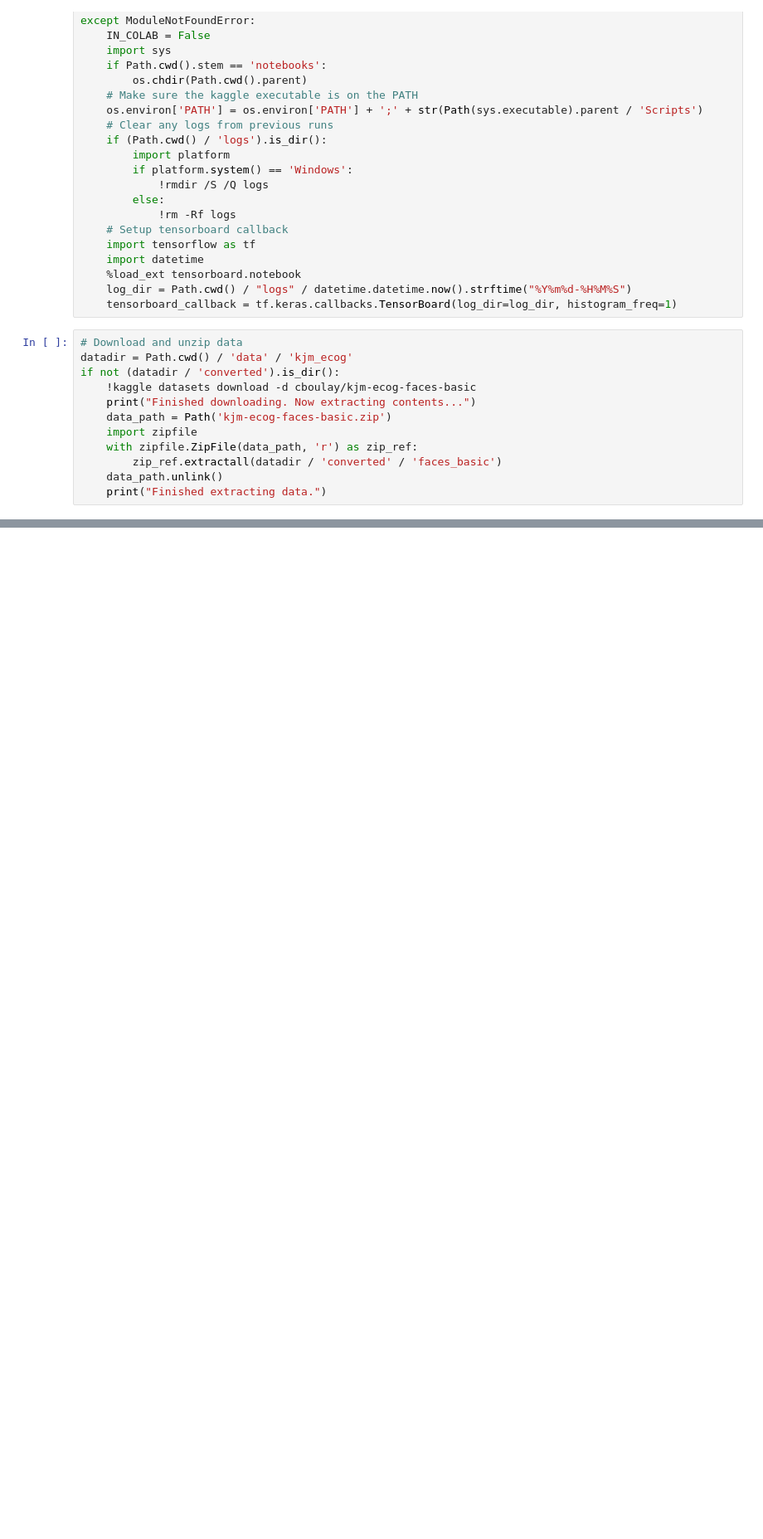
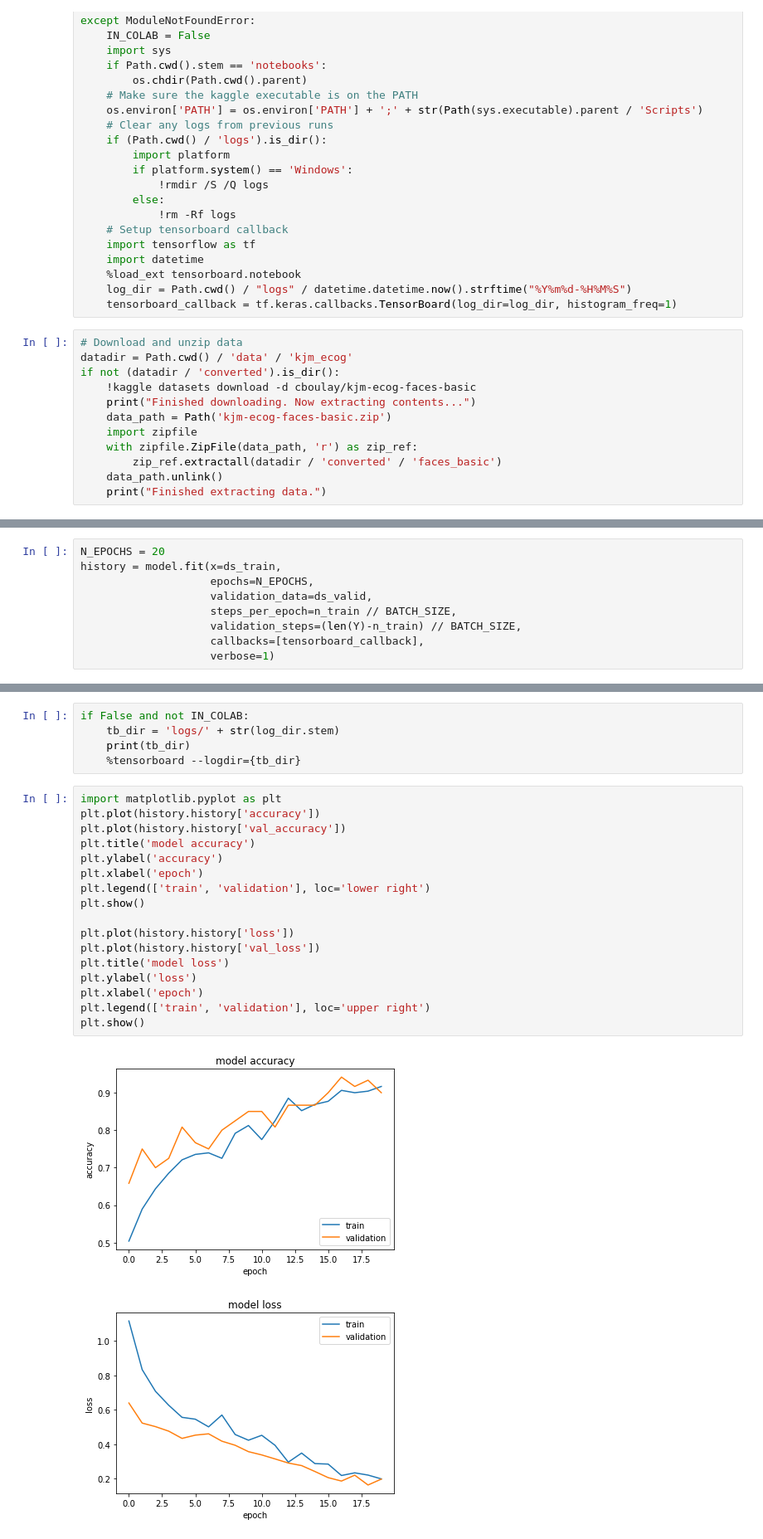
Before and after one commit to SachsLab/IntracranialNeurophysDL, a Jupyter notebook: notebooks/03_02_CNN_faces_houses.ipynb, the cells around one changed output, grey strips where cells are left out. Shown at 83% size. Drawn from its saved outputs; the diff is of its cells as text; blank space fills up the shorter version.

```diff
--- a/notebooks/03_02_CNN_faces_houses.ipynb
+++ b/notebooks/03_02_CNN_faces_houses.ipynb
@@ -128,0 +231,9 @@ Let's start off with a model that someone else developed for similar purposes.
+# %%
+N_EPOCHS = 20
+history = model.fit(x=ds_train,
+                    epochs=N_EPOCHS,
+                    validation_data=ds_valid,
+                    steps_per_epoch=n_train // BATCH_SIZE,
+                    validation_steps=(len(Y)-n_train) // BATCH_SIZE,
+                    callbacks=[tensorboard_callback],
+                    verbose=1)
@@ -128,0 +264,25 @@ Let's start off with a model that someone else developed for similar purposes.
+# %%
+if False and not IN_COLAB:
+    tb_dir = 'logs/' + str(log_dir.stem)
+    print(tb_dir)
+    %tensorboard --logdir={tb_dir}
+# %%
+import matplotlib.pyplot as plt
+plt.plot(history.history['accuracy'])
+plt.plot(history.history['val_accuracy'])
+plt.title('model accuracy')
+plt.ylabel('accuracy')
+plt.xlabel('epoch')
+plt.legend(['train', 'validation'], loc='lower right')
+plt.show()
+
+plt.plot(history.history['loss'])
+plt.plot(history.history['val_loss'])
+plt.title('model loss')
+plt.ylabel('loss')
+plt.xlabel('epoch')
+plt.legend(['train', 'validation'], loc='upper right')
+plt.show()
+# %% [output]
+[figure, added]
+[figure, added]
```
Also changed, not shown: parts of 18 cells of this notebook, 1 other file.
